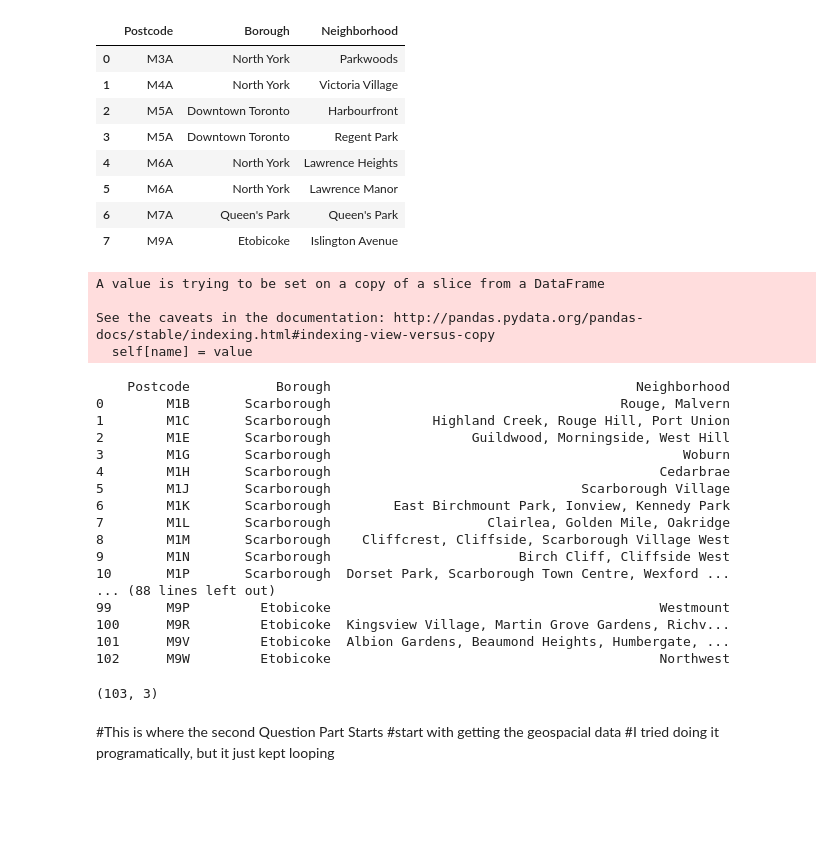
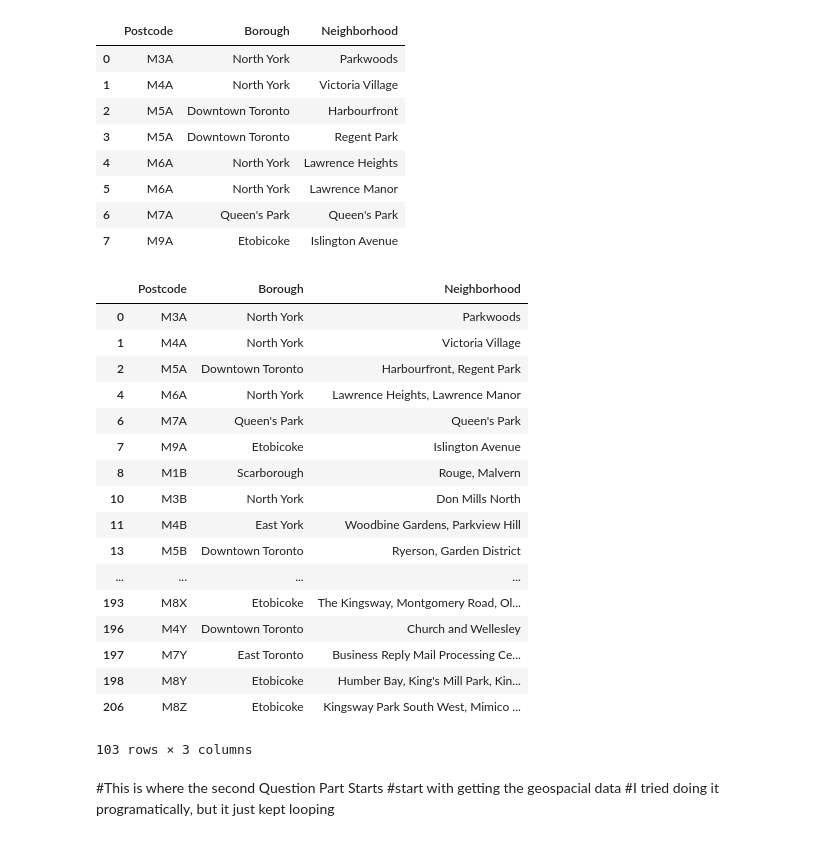
Before and after one commit to DThompson55/Coursera-Capstone-Week-3, a Jupyter notebook: Dan Thompson Toronto Clustering Week 3 Notebook copy 2.ipynb, the cells around one changed output. Saved outputs shown, nothing was run; the diff lists cells and outputs as text; code cells hidden in the pictures; blank space fills up the shorter version.

```diff
--- a/Dan Thompson Toronto Clustering Week 3 Notebook copy 2.ipynb
+++ b/Dan Thompson Toronto Clustering Week 3 Notebook copy 2.ipynb
@@ -80,46 +81,34 @@ df.head(8)
 #Now get all of the unique Post codes using Groupby, then walk through that df.
 #Match the post code in the original df
 #Set the Borough, and then make a list of all the neighborhoods in that postcode, format the string using join method
-# %%
-g = df.groupby('Postcode').count().reset_index()
-for index in range(len(g)):
-    r = g.iloc[index]
-    p = r.Postcode
-    d = (df[df['Postcode'] == p])
-    r.Borough = d.iloc[0]['Borough']
-    r.Neighborhood = ', '.join(list(d['Neighborhood']))
-    g.iloc[index] = r
-
-#this throws a warning but the results seem to check out
-# %% [output]
-A value is trying to be set on a copy of a slice from a DataFrame
-
-See the caveats in the documentation: http://pandas.pydata.org/pandas-docs/stable/indexing.html#indexing-view-versus-copy
-  self[name] = value
-# %%
-print(g.to_string())
-# %% [output]
-    Postcode           Borough                                       Neighborhood
-0        M1B       Scarborough                                     Rouge, Malvern
-1        M1C       Scarborough             Highland Creek, Rouge Hill, Port Union
-2        M1E       Scarborough                  Guildwood, Morningside, West Hill
-3        M1G       Scarborough                                             Woburn
-4        M1H       Scarborough                                          Cedarbrae
-5        M1J       Scarborough                                Scarborough Village
-6        M1K       Scarborough        East Birchmount Park, Ionview, Kennedy Park
-7        M1L       Scarborough                    Clairlea, Golden Mile, Oakridge
-8        M1M       Scarborough    Cliffcrest, Cliffside, Scarborough Village West
-9        M1N       Scarborough                        Birch Cliff, Cliffside West
-10       M1P       Scarborough  Dorset Park, Scarborough Town Centre, Wexford ...
-... (88 lines left out)
-99       M9P         Etobicoke                                          Westmount
-100      M9R         Etobicoke  Kingsview Village, Martin Grove Gardens, Richv...
-101      M9V         Etobicoke  Albion Gardens, Beaumond Heights, Humbergate, ...
-102      M9W         Etobicoke                                          Northwest
-# %%
-g.shape
-# %% [output]
-(103, 3)
+# %%
+aggregations = {
+    'Neighborhood':lambda x:', '.join(x)}
+g = df.groupby('Postcode').agg(aggregations).reset_index()
+x = df.drop('Neighborhood',axis=1)
+m = pd.merge(x, g, on='Postcode', how='left')
+dd = m.drop_duplicates()
+dd
+#this throws a warning but the results seem to check out
+# %% [output]
+|  | Postcode | Borough | Neighborhood |
+| 0 | M3A | North York | Parkwoods |
+| 1 | M4A | North York | Victoria Village |
+| 2 | M5A | Downtown Toronto | Harbourfront, Regent Park |
+| 4 | M6A | North York | Lawrence Heights, Lawrence Manor |
+| 6 | M7A | Queen's Park | Queen's Park |
+| 7 | M9A | Etobicoke | Islington Avenue |
+| 8 | M1B | Scarborough | Rouge, Malvern |
+| 10 | M3B | North York | Don Mills North |
+| 11 | M4B | East York | Woodbine Gardens, Parkview Hill |
+| 13 | M5B | Downtown Toronto | Ryerson, Garden District |
+| ... | ... | ... | ... |
+| 193 | M8X | Etobicoke | The Kingsway, Montgomery Road, Ol... |
+| 196 | M4Y | Downtown Toronto | Church and Wellesley |
+| 197 | M7Y | East Toronto | Business Reply Mail Processing Ce... |
+| 198 | M8Y | Etobicoke | Humber Bay, King's Mill Park, Kin... |
+| 206 | M8Z | Etobicoke | Kingsway Park South West, Mimico ... |
+103 rows × 3 columns
 # %% [markdown]
 #This is where the second Question Part Starts
 #start with getting the geospacial data
```
Also changed, not shown: parts of 5 cells of this notebook.
